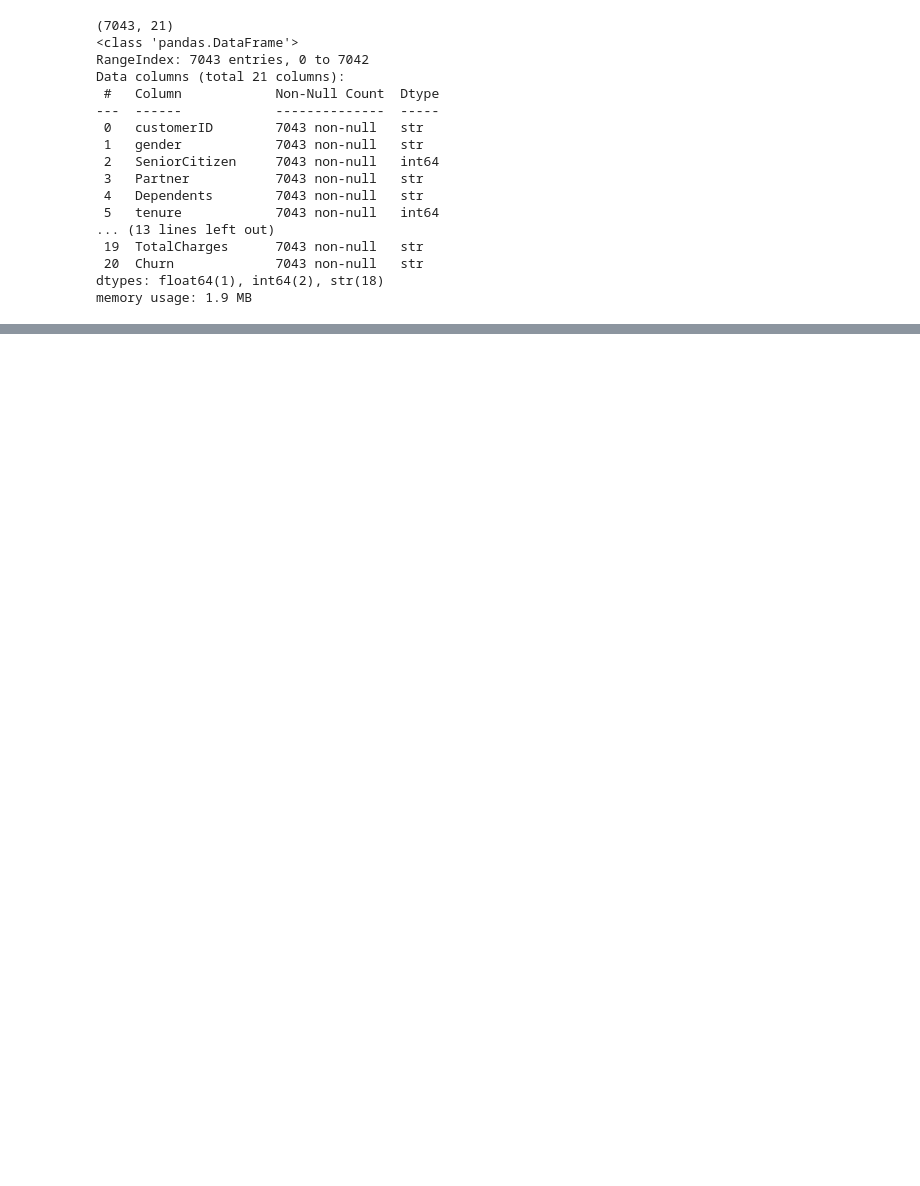
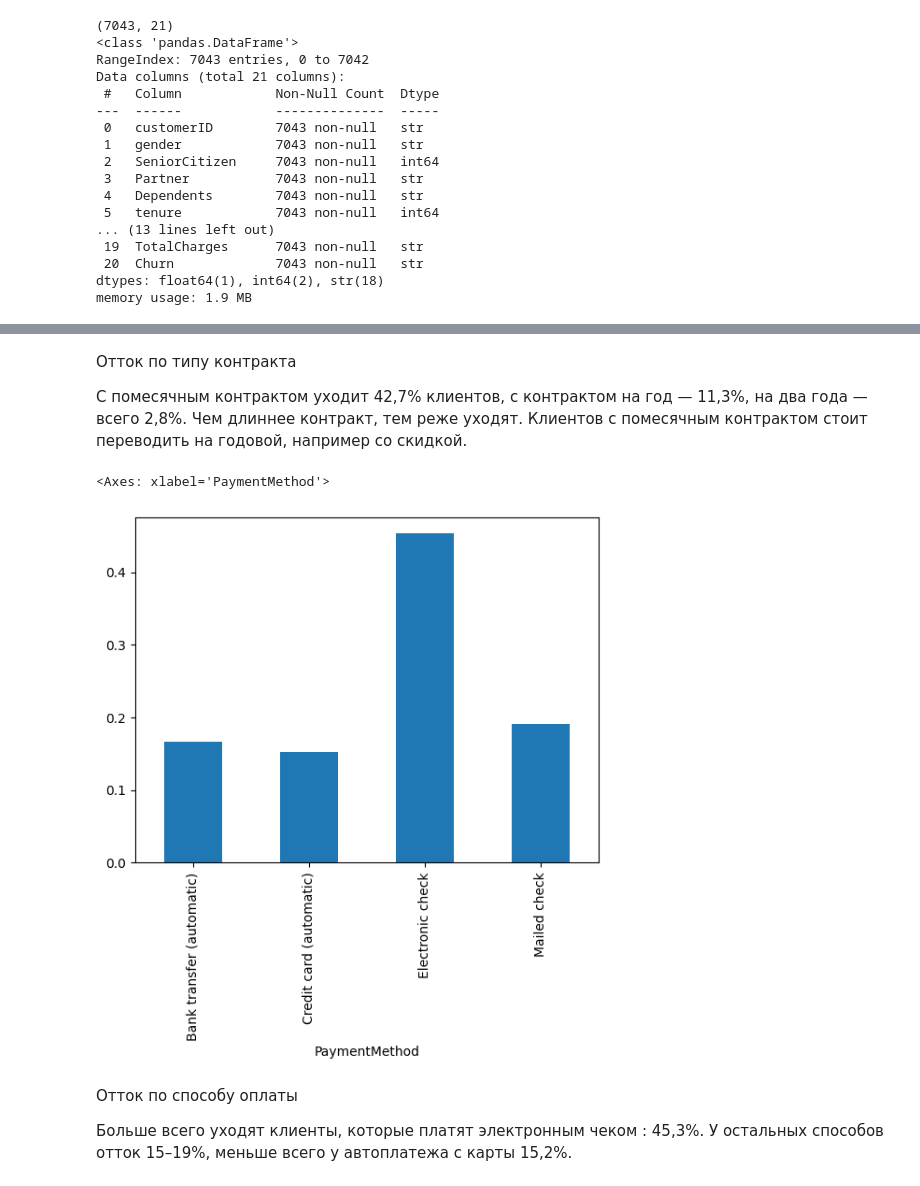
Before and after one commit to ch1rak/churn-prediction, a Jupyter notebook: prognoz.ipynb, the cells around one changed output, grey strips where cells are left out. Cells and saved outputs as stored; diff of their text form; code cells hidden in the pictures; blank space fills up the shorter version.

```diff
--- a/prognoz.ipynb
+++ b/prognoz.ipynb
@@ -25,0 +65,13 @@ memory usage: 1.9 MB
+# %% [markdown]
+Отток по типу контракта
+
+С помесячным контрактом уходит 42,7% клиентов, с контрактом на год — 11,3%, на два года — всего 2,8%. Чем длиннее контракт, тем реже уходят. Клиентов с помесячным контрактом стоит переводить на годовой, например со скидкой.
+# %%
+df.groupby("PaymentMethod")["Churn"].mean().plot(kind="bar")
+# %% [output]
+<Axes: xlabel='PaymentMethod'>
+[figure, added]
+# %% [markdown]
+Отток по способу оплаты
+
+Больше всего уходят клиенты, которые платят электронным чеком : 45,3%. У остальных способов отток 15–19%, меньше всего у автоплатежа с карты 15,2%.
```
Also changed, not shown: parts of 12 cells of this notebook, 1 other file.
